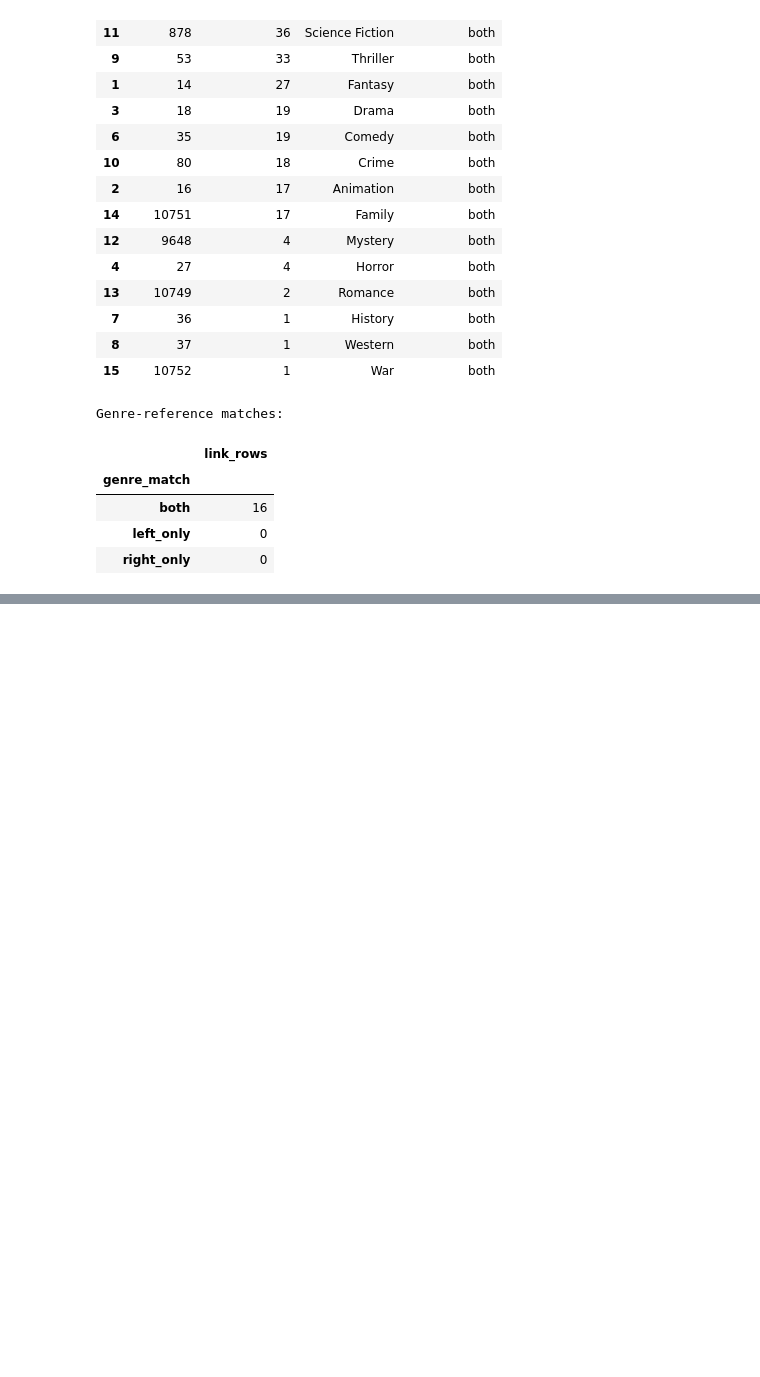
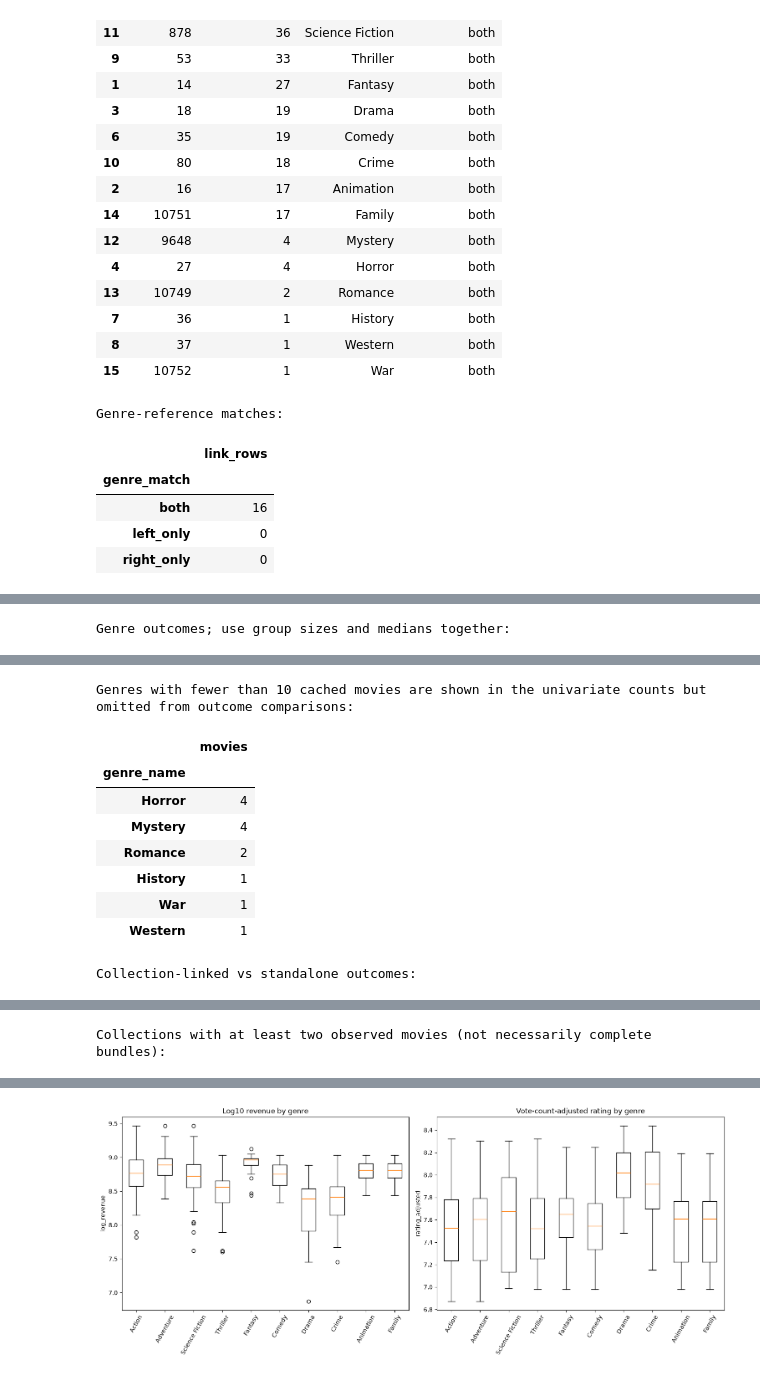
Before and after one commit to ishola-amalitech/streamvault, a Jupyter notebook: notebooks/03_eda_movie_data.ipynb, the cells around one changed output, grey strips where cells are left out. Saved outputs shown, nothing was run; the diff lists cells and outputs as text; code cells hidden in the pictures; blank space fills up the shorter version.

Commit message:
performed categorical analysis and relate them to outcome variables

```diff
--- a/notebooks/03_eda_movie_data.ipynb
+++ b/notebooks/03_eda_movie_data.ipynb
@@ -1144,0 +1352,53 @@ Genre-reference matches:
+# %%
+outcome_columns = ["revenue", "log_revenue", "budget", "popularity", "vote_count", "vote_average", "rating_adjusted"]
+
+def category_outcomes(links, category_column, minimum_movies=1):
+    joined = links[["movie_id", category_column]].drop_duplicates().merge(
+        movies[["movie_id", *outcome_columns]], on="movie_id", how="left"
+    )
+    summary = joined.groupby(category_column).agg(
+        movies=("movie_id", "nunique"),
+        median_revenue=("revenue", "median"),
+        median_log_revenue=("log_revenue", "median"),
+        median_budget=("budget", "median"),
+        median_popularity=("popularity", "median"),
+        median_vote_count=("vote_count", "median"),
+        median_vote_average=("vote_average", "median"),
+        median_adjusted_rating=("rating_adjusted", "median"),
+    ).reset_index()
+    return summary.loc[summary["movies"].ge(minimum_movies)].sort_values("movies", ascending=False)
+
+genre_outcomes = category_outcomes(genre_links, "genre_name", minimum_movies=10)
+print("Genre outcomes; use group sizes and medians together:")
+display(genre_outcomes.round(3))
+print("Genres with fewer than 10 cached movies are shown in the univariate counts but omitted from outcome comparisons:")
+display(genre_counts.loc[genre_counts.lt(10)].rename("movies").to_frame())
+
+franchise_type_links = movies[["movie_id", "has_collection"]].copy()
+franchise_type_links["type"] = franchise_type_links["has_collection"].map({True: "Collection-linked", False: "Standalone"})
+franchise_vs_standalone = category_outcomes(franchise_type_links, "type")
+print("Collection-linked vs standalone outcomes:")
+display(franchise_vs_standalone.round(3))
+
+collection_outcomes = category_outcomes(collection_links.rename(columns={"collection_name": "collection"}), "collection", minimum_movies=2)
+collection_outcomes["observed_gross_total"] = collection_links.merge(
+    movies[["movie_id", "revenue"]], on="movie_id", how="left"
+).groupby("collection_name")["revenue"].sum(min_count=1).reindex(collection_outcomes["collection"]).to_numpy()
+print("Collections with at least two observed movies (not necessarily complete bundles):")
+display(collection_outcomes.sort_values(["median_adjusted_rating", "median_log_revenue"], ascending=False).round(3).head(20))
+
+# Grouped visuals emphasize distributions, not just category averages.
+plot_genres = genre_outcomes.loc[genre_outcomes["movies"].ge(10), "genre_name"].tolist()
+fig, axes = plt.subplots(1, 2, figsize=(15, 6), constrained_layout=True)
+for ax, outcome, title in ((axes[0], "log_revenue", "Log10 revenue by genre"),
+                           (axes[1], "rating_adjusted", "Vote-count-adjusted rating by genre")):
+    values = [genre_links.loc[genre_links["genre_name"].eq(genre), ["movie_id"]]
+              .merge(movies[["movie_id", outcome]], on="movie_id", how="left")[outcome].dropna().to_numpy()
+              for genre in plot_genres]
+    ax.boxplot(values, tick_labels=plot_genres, showfliers=True)
+    ax.set_title(title)
+    ax.tick_params(axis="x", rotation=60)
+    ax.set_ylabel(outcome)
+plt.show()
+# %% [output]
+Genre outcomes; use group sizes and medians together:
@@ -1144,0 +1416,10 @@ Genre-reference matches:
+Genres with fewer than 10 cached movies are shown in the univariate counts but omitted from outcome comparisons:
+|  | movies |
+| genre_name |  |
+| Horror | 4 |
+| Mystery | 4 |
+| Romance | 2 |
+| History | 1 |
+| War | 1 |
+| Western | 1 |
+Collection-linked vs standalone outcomes:
@@ -1144,0 +1429 @@ Genre-reference matches:
+Collections with at least two observed movies (not necessarily complete bundles):
@@ -1144,0 +1447 @@ Genre-reference matches:
+[figure, added]
```
Also changed, not shown: parts of 15 cells of this notebook, 2 other files.
